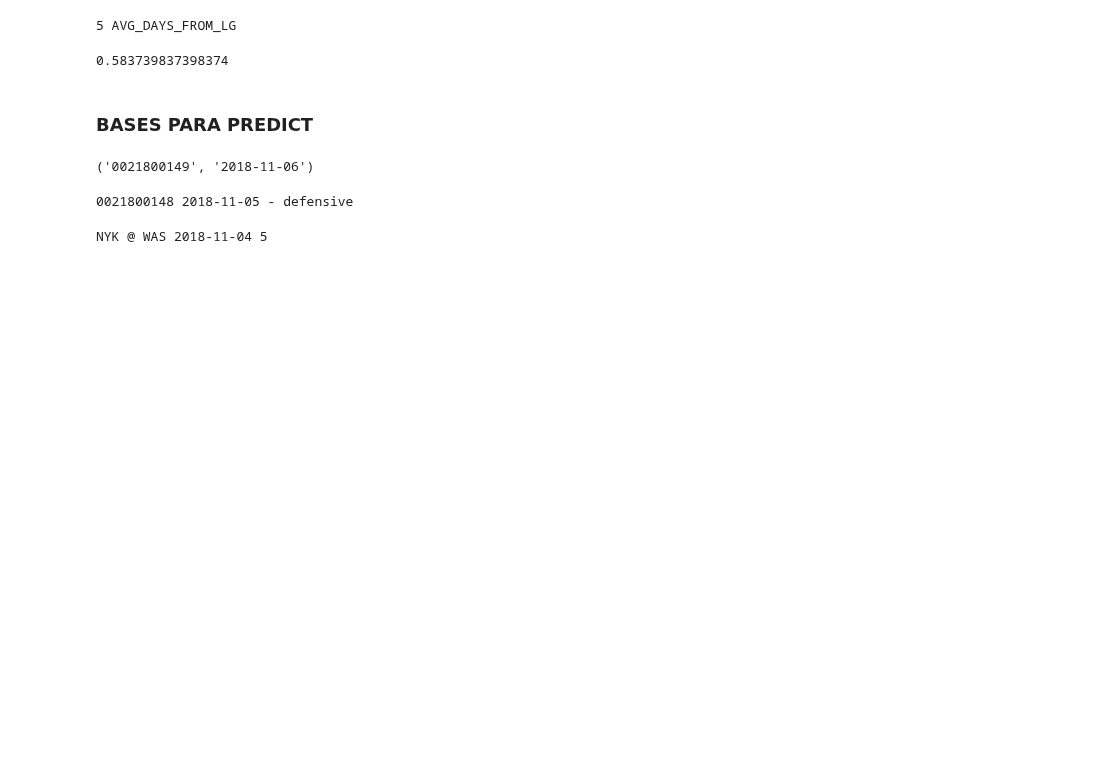
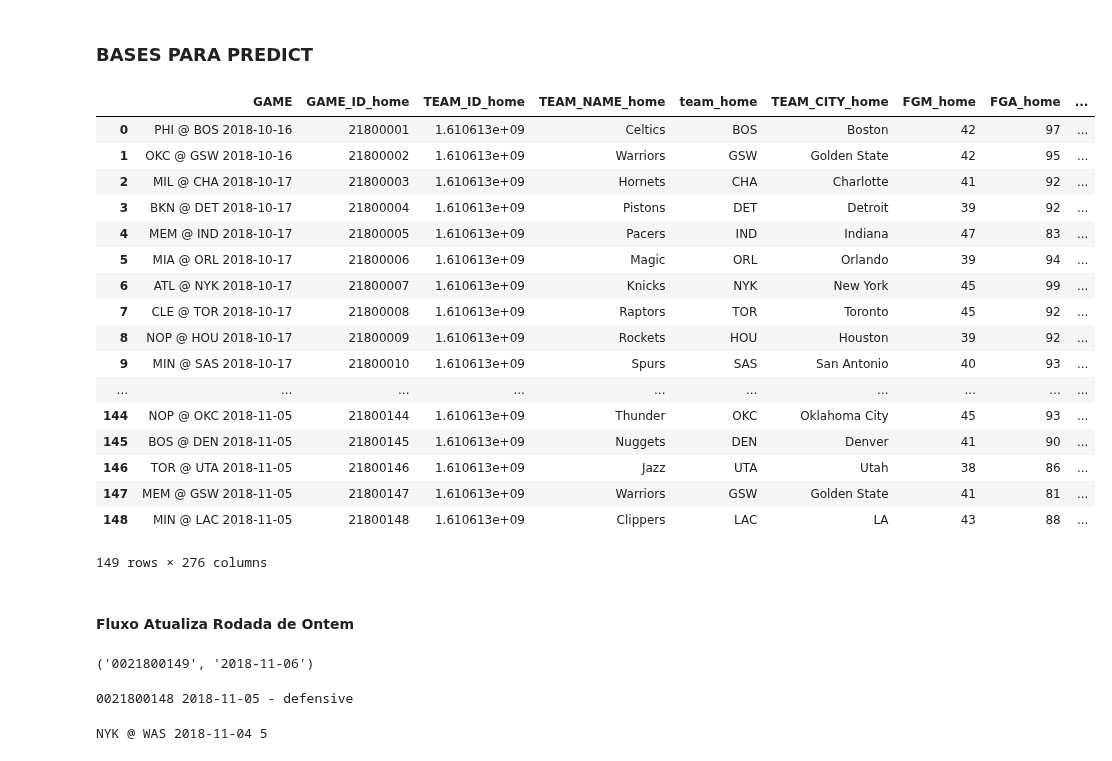
Before and after one commit to rafaelgasp/nba_games, a Jupyter notebook: deploy/Deploy.ipynb, the cells around one changed output. Cells and saved outputs as stored; diff of their text form; code cells hidden in the pictures; blank space fills up the shorter version.

```diff
--- a/deploy/Deploy.ipynb
+++ b/deploy/Deploy.ipynb
@@ -48,4 +16,0 @@ Name: FGA_home_L5, dtype: float64
-# %%
-cross_16_17 = data_prep_functions.variaveis_delta(geral_16_17)
-# %% [output]
-5 AVG_DAYS_FROM_LG
@@ -54,8 +17,27 @@ cross_16_17.to_csv("../bases_nba_stats/delta_cross_L5_nba_16_17.csv")
-# %%
-cross_16_17.fl_home_win.mean()
-# %% [output]
-0.583739837398374
 # %% [markdown]
 ### BASES PARA PREDICT
 # %%
 all_games = pd.read_csv("all_games_nba_18_19.csv")
+# %%
+all_games
+# %% [output]
+|  | GAME | GAME_ID_home | TEAM_ID_home | TEAM_NAME_home | team_home | TEAM_CITY_home | FGM_home | FGA_home | ... |
+| 0 | PHI @ BOS 2018-10-16 | 21800001 | 1.610613e+09 | Celtics | BOS | Boston | 42 | 97 | ... |
+| 1 | OKC @ GSW 2018-10-16 | 21800002 | 1.610613e+09 | Warriors | GSW | Golden State | 42 | 95 | ... |
+| 2 | MIL @ CHA 2018-10-17 | 21800003 | 1.610613e+09 | Hornets | CHA | Charlotte | 41 | 92 | ... |
+| 3 | BKN @ DET 2018-10-17 | 21800004 | 1.610613e+09 | Pistons | DET | Detroit | 39 | 92 | ... |
+| 4 | MEM @ IND 2018-10-17 | 21800005 | 1.610613e+09 | Pacers | IND | Indiana | 47 | 83 | ... |
+| 5 | MIA @ ORL 2018-10-17 | 21800006 | 1.610613e+09 | Magic | ORL | Orlando | 39 | 94 | ... |
+| 6 | ATL @ NYK 2018-10-17 | 21800007 | 1.610613e+09 | Knicks | NYK | New York | 45 | 99 | ... |
+| 7 | CLE @ TOR 2018-10-17 | 21800008 | 1.610613e+09 | Raptors | TOR | Toronto | 45 | 92 | ... |
+| 8 | NOP @ HOU 2018-10-17 | 21800009 | 1.610613e+09 | Rockets | HOU | Houston | 39 | 92 | ... |
+| 9 | MIN @ SAS 2018-10-17 | 21800010 | 1.610613e+09 | Spurs | SAS | San Antonio | 40 | 93 | ... |
+| ... | ... | ... | ... | ... | ... | ... | ... | ... | ... |
+| 144 | NOP @ OKC 2018-11-05 | 21800144 | 1.610613e+09 | Thunder | OKC | Oklahoma City | 45 | 93 | ... |
+| 145 | BOS @ DEN 2018-11-05 | 21800145 | 1.610613e+09 | Nuggets | DEN | Denver | 41 | 90 | ... |
+| 146 | TOR @ UTA 2018-11-05 | 21800146 | 1.610613e+09 | Jazz | UTA | Utah | 38 | 86 | ... |
+| 147 | MEM @ GSW 2018-11-05 | 21800147 | 1.610613e+09 | Warriors | GSW | Golden State | 41 | 81 | ... |
+| 148 | MIN @ LAC 2018-11-05 | 21800148 | 1.610613e+09 | Clippers | LAC | LA | 43 | 88 | ... |
+149 rows × 276 columns
+# %% [markdown]
+#### Fluxo Atualiza Rodada de Ontem
```
Also changed, not shown: parts of 22 cells of this notebook, 2 other files.
